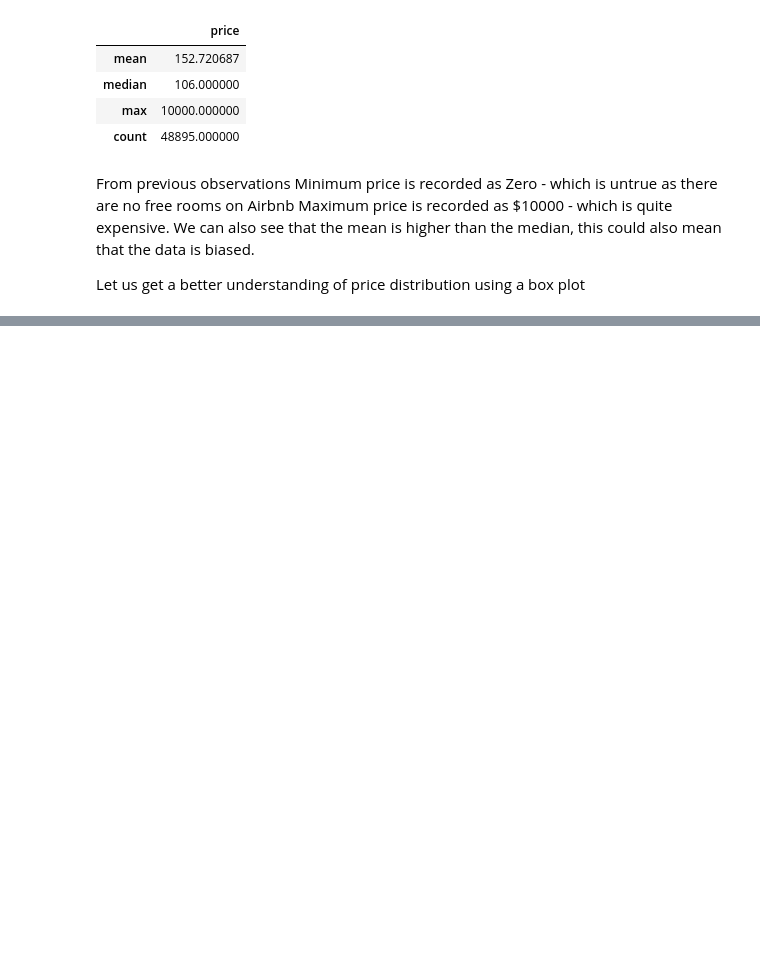
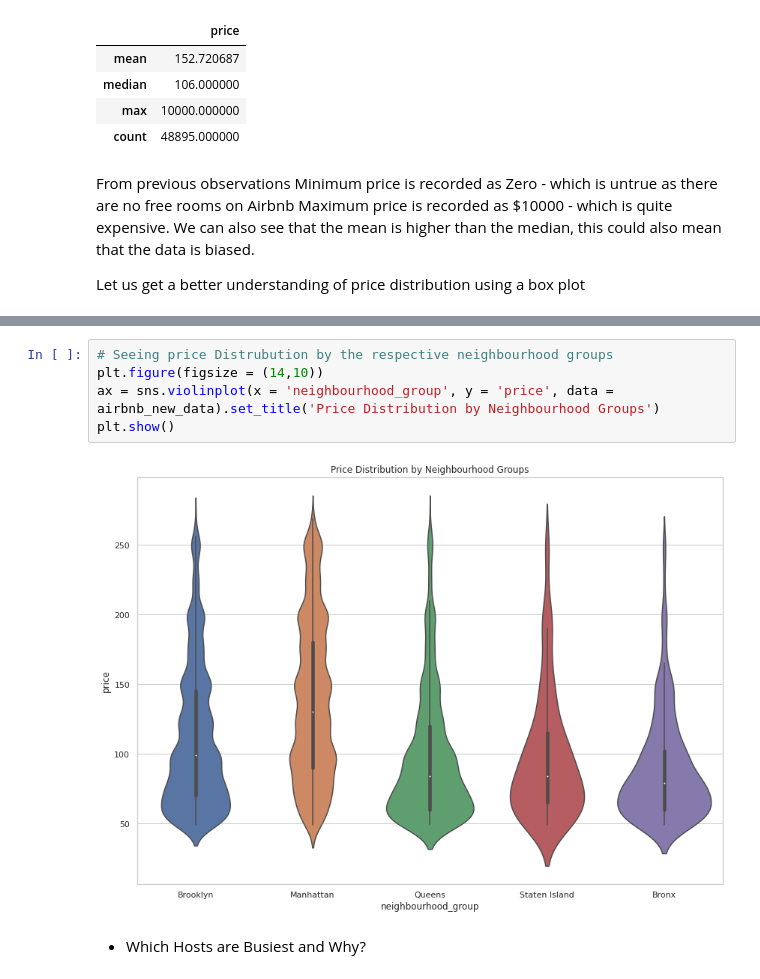
Before and after one commit to Jbdpalle/AirbBnb-Data-Analyiss, a Jupyter notebook: AirBnB_Data_Analysis.ipynb, the cells around one changed output, grey strips where cells are left out. Cells and saved outputs as stored; diff of their text form; blank space fills up the shorter version.

```diff
--- a/AirBnB_Data_Analysis.ipynb
+++ b/AirBnB_Data_Analysis.ipynb
@@ -344,0 +380,9 @@ plt.show()
+# %%
+# Seeing price Distrubution by the respective neighbourhood groups
+plt.figure(figsize = (14,10))
+ax = sns.violinplot(x = 'neighbourhood_group', y = 'price', data = airbnb_new_data).set_title('Price Distribution by Neighbourhood Groups')
+plt.show()
+# %% [output]
+[figure, added]
+# %% [markdown]
+- Which Hosts are Busiest and Why?
```
Also changed, not shown: parts of 16 cells of this notebook.
